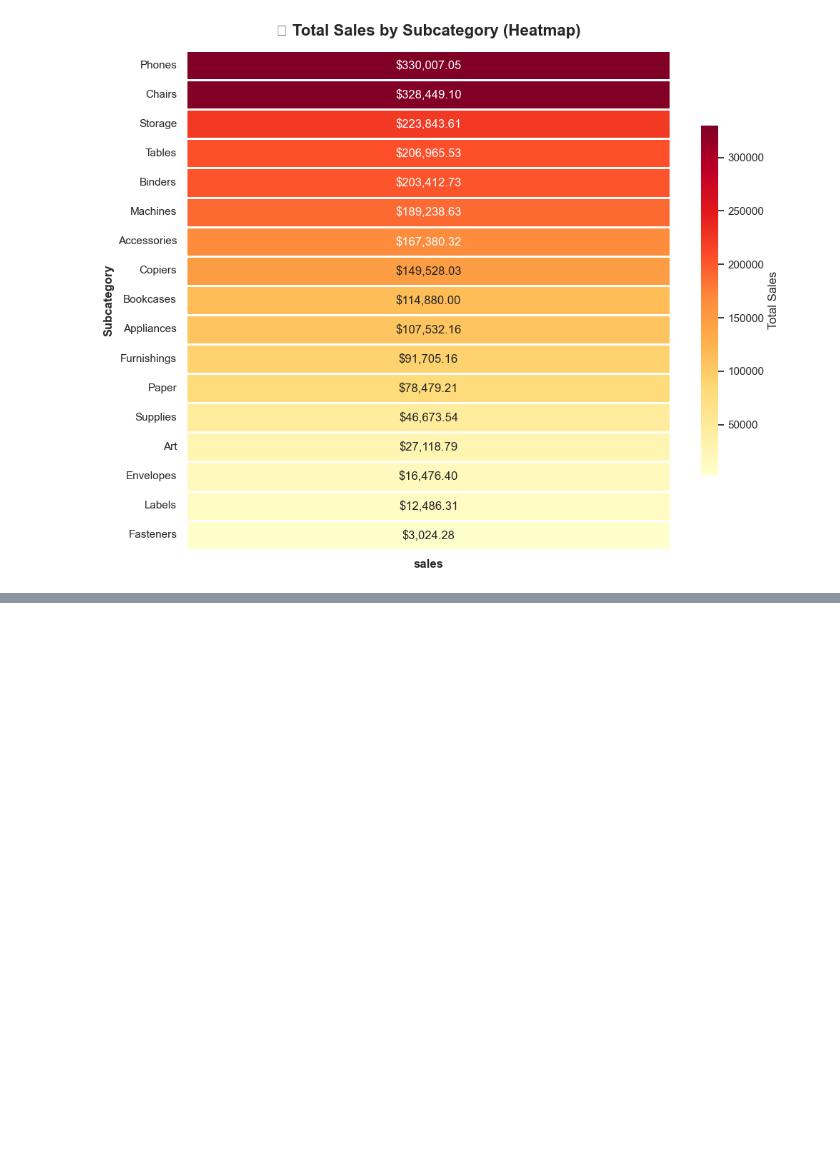
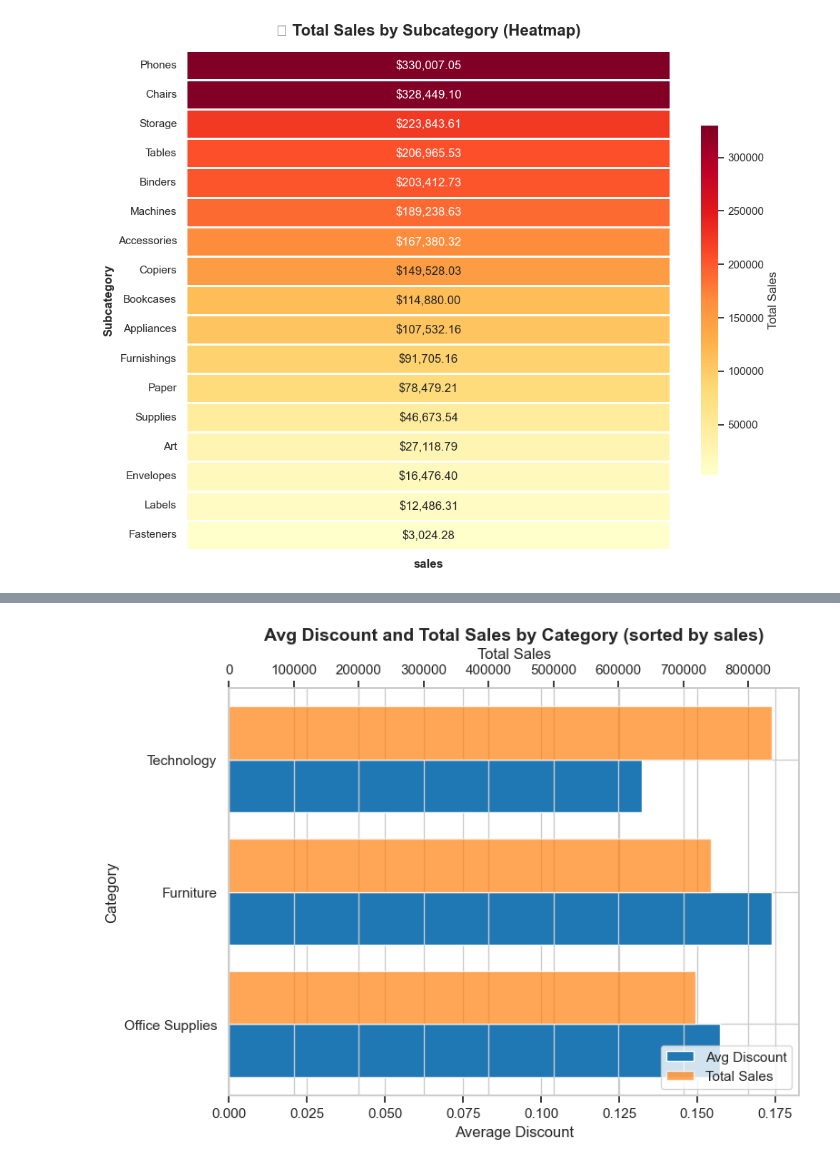
Before and after one commit to jxson7/SaaS-Product-Analytics, a Jupyter notebook: main.ipynb, the cells around one changed output, grey strips where cells are left out. Drawn from its saved outputs; the diff is of its cells as text; code cells hidden in the pictures; blank space fills up the shorter version.

```diff
--- a/main.ipynb
+++ b/main.ipynb
@@ -583,0 +639,92 @@ else:
+# %%
+# --- Highest Discount by Sales, for Category and Subcategory (Separate Visuals) ---
+category_col = None
+subcategory_col = None
+discount_col = None
+
+for col in df.columns:
+    lcol = col.lower()
+    if "category" in lcol and category_col is None:
+        category_col = col
+    if "subcategory" in lcol and subcategory_col is None:
+        subcategory_col = col
+    if "discount" in lcol and discount_col is None:
+        discount_col = col
+
+if category_col and subcategory_col and discount_col and sales_col:
+    # Calculate total sales and mean discount per category/subcategory
+    cat_agg = df.groupby(category_col).agg({discount_col: "mean", sales_col: "sum"})
+    subcat_agg = df.groupby(subcategory_col).agg({discount_col: "mean", sales_col: "sum"})
+
+    # Sort by sales descending
+    cat_agg = cat_agg.sort_values(sales_col, ascending=False)
+    subcat_agg = subcat_agg.sort_values(sales_col, ascending=False)
+
+    # Better colors: use seaborn color palettes for distinction and accessibility
+    import seaborn as sns
+    cat_palette = sns.color_palette("tab10", 2)
+    subcat_palette = sns.color_palette("Set2", 2)
+
+    # Plot Category: avg discount and sales as separate bars (side-by-side)
+    fig, ax1 = plt.subplots(figsize=(8, 6))
+    bar_width = 0.4
+    indices = range(len(cat_agg.index))
+
+    ax1.barh([i + bar_width/2 for i in indices], cat_agg[discount_col], height=bar_width,
+             color=cat_palette[0], label='Avg Discount')
+    ax1.set_xlabel('Average Discount')
+    ax1.set_yticks(indices)
+    ax1.set_yticklabels(cat_agg.index)
+    ax1.set_ylabel("Category")
+    ax1.invert_yaxis()
+    ax1.set_title("Avg Discount and Total Sales by Category (sorted by sales)", fontsize=14, weight='bold')
+
+    ax2 = ax1.twiny()
+    ax2.barh([i - bar_width/2 for i in indices], cat_agg[sales_col], height=bar_width,
+             color=cat_palette[1], alpha=0.7, label='Total Sales')
+    ax2.set_xlabel('Total Sales')
+
+    # Add legends, avoid duplicate handles
+    handles1, labels1 = ax1.get_legend_handles_labels()
+    handles2, labels2 = ax2.get_legend_handles_labels()
+    handles = handles1 + handles2
+    labels = labels1 + labels2
+    plt.legend(handles, labels, loc='lower right')
+
+    plt.tight_layout()
+    plt.show()
+
+    # Plot Subcategory: avg discount and sales as separate bars (side-by-side)
+    fig, ax1 = plt.subplots(figsize=(11, 8))
+    indices = range(len(subcat_agg.index))
+
+    ax1.barh([i + bar_width/2 for i in indices], subcat_agg[discount_col], height=bar_width,
+             color=subcat_palette[0], label='Avg Discount')
+    ax1.set_xlabel('Average Discount')
+    ax1.set_yticks(indices)
+    ax1.set_yticklabels(subcat_agg.index)
+    ax1.set_ylabel("Subcategory")
+    ax1.invert_yaxis()
+    ax1.set_title("Avg Discount and Total Sales by Subcategory (sorted by sales)", fontsize=14, weight='bold')
+
+    ax2 = ax1.twiny()
+    ax2.barh([i - bar_width/2 for i in indices], subcat_agg[sales_col], height=bar_width,
+             color=subcat_palette[1], alpha=0.7, label='Total Sales')
+    ax2.set_xlabel('Total Sales')
+
+    handles1, labels1 = ax1.get_legend_handles_labels()
+    handles2, labels2 = ax2.get_legend_handles_labels()
+    handles = handles1 + handles2
+    labels = labels1 + labels2
+    plt.legend(handles, labels, loc='lower right')
+
+    plt.tight_layout()
+    plt.show()
+
+    # Print the category and subcategory with the highest average discount (by sales)
+    print("Category with Highest Discount (by sales):", cat_agg[discount_col].idxmax(), f"({cat_agg[discount_col].max():.2%})")
+    print("Subcategory with Highest Discount (by sales):", subcat_agg[discount_col].idxmax(), f"({subcat_agg[discount_col].max():.2%})")
+else:
+    print("⚠️ Required columns for category, subcategory, discount, or sales are missing.")
+# %% [output]
+[figure, added]
```
Also changed, not shown: parts of 2 cells of this notebook.
